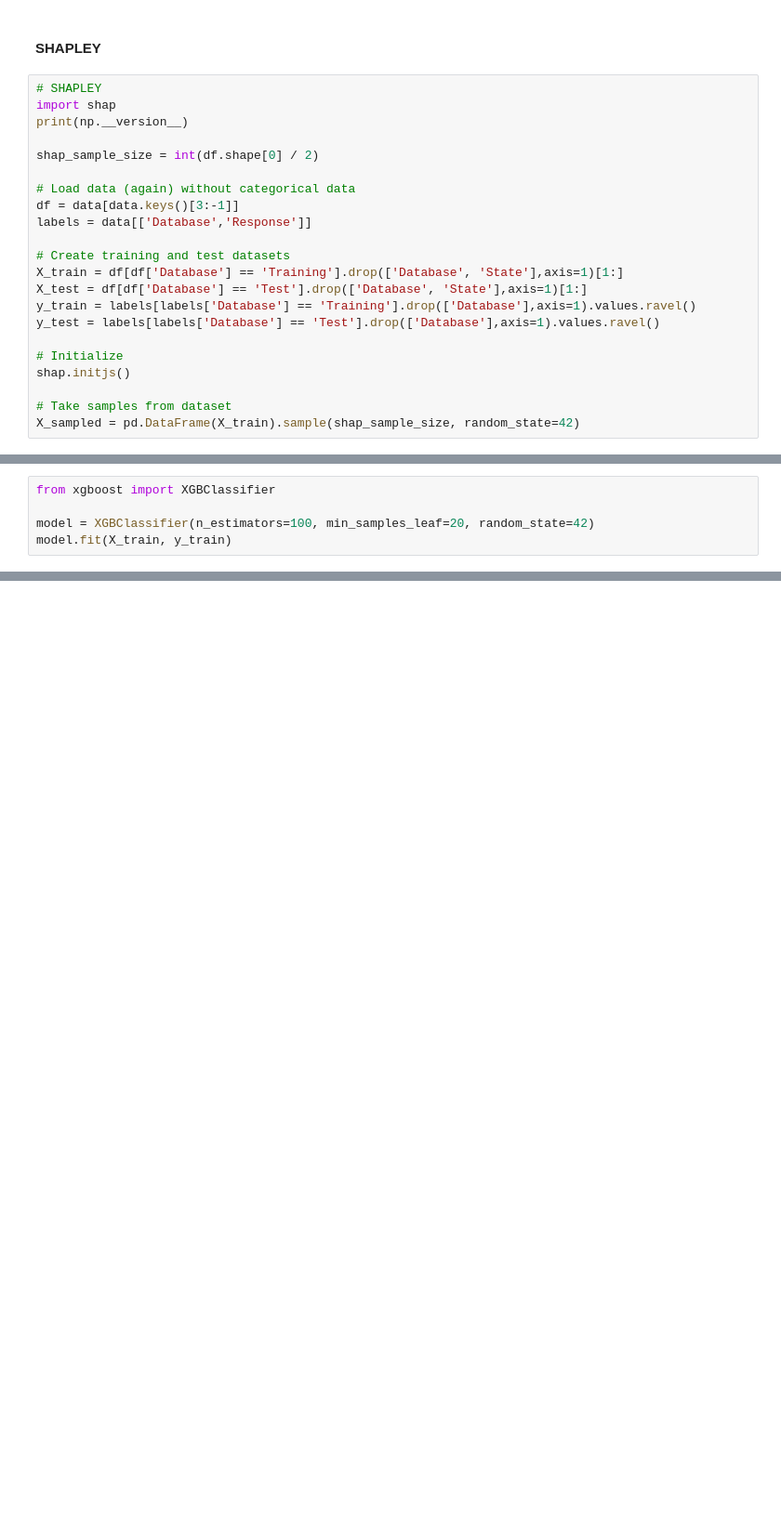
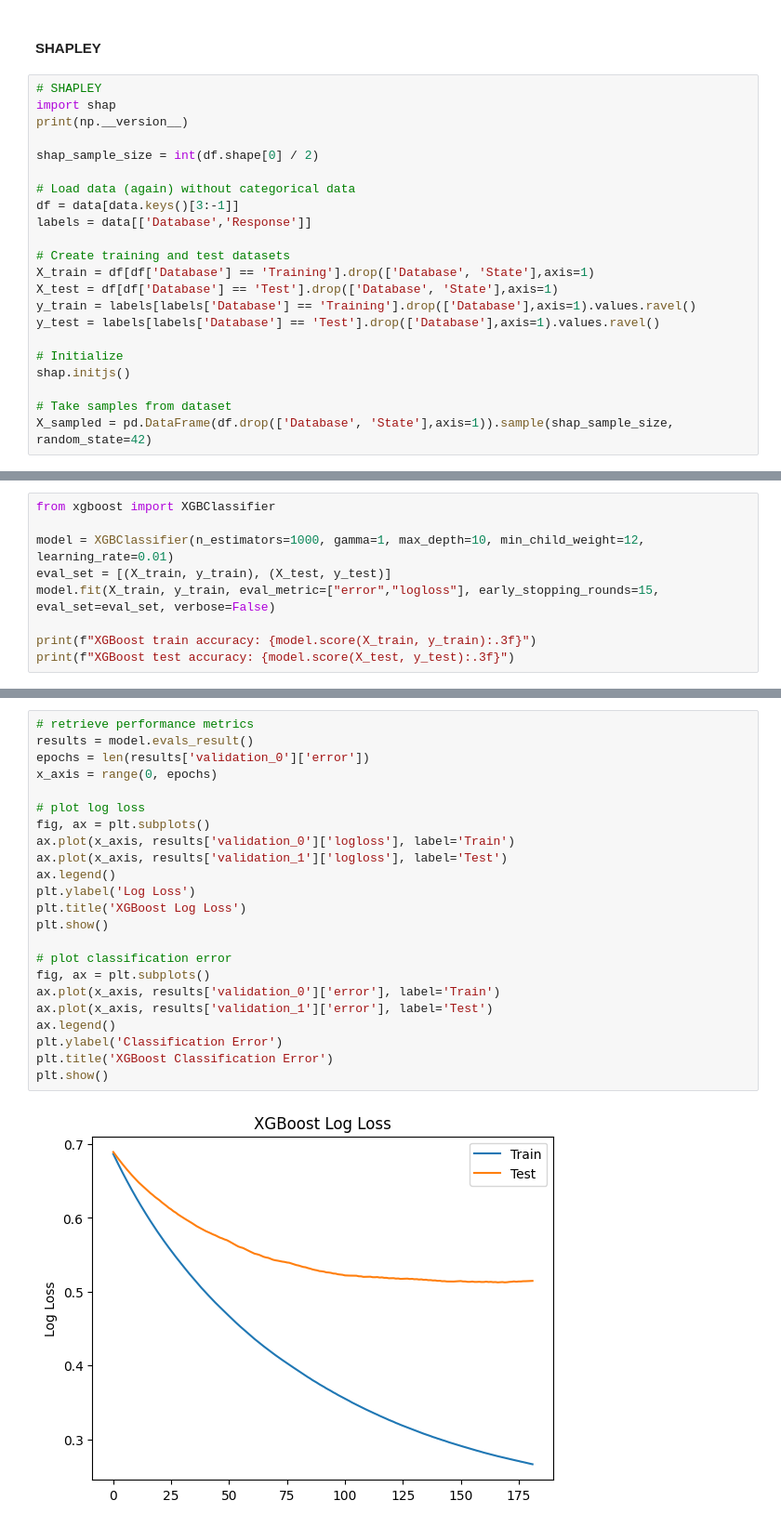
Before and after one commit to minhokim93/burnseverityML, a Jupyter notebook: debrisflow/prediction.ipynb, the cells around one changed output, grey strips where cells are left out. Shown at 93% size. Drawn from its saved outputs; the diff is of its cells as text; blank space fills up the shorter version.

```diff
--- a/debrisflow/prediction.ipynb
+++ b/debrisflow/prediction.ipynb
@@ -161,8 +162,8 @@ df = data[data.keys()[3:-1]]
 labels = data[['Database','Response']]
 
 # Create training and test datasets
-X_train = df[df['Database'] == 'Training'].drop(['Database', 'State'],axis=1)[1:]
-X_test = df[df['Database'] == 'Test'].drop(['Database', 'State'],axis=1)[1:]
+X_train = df[df['Database'] == 'Training'].drop(['Database', 'State'],axis=1)
+X_test = df[df['Database'] == 'Test'].drop(['Database', 'State'],axis=1)
 y_train = labels[labels['Database'] == 'Training'].drop(['Database'],axis=1).values.ravel()
 y_test = labels[labels['Database'] == 'Test'].drop(['Database'],axis=1).values.ravel()
 
@@ -170,5 +171,5 @@ y_test = labels[labels['Database'] == 'Test'].drop(['Database'],axis=1).values.r
 shap.initjs()
 
 # Take samples from dataset
-X_sampled = pd.DataFrame(X_train).sample(shap_sample_size, random_state=42)
+X_sampled = pd.DataFrame(df.drop(['Database', 'State'],axis=1)).sample(shap_sample_size, random_state=42)
 # %% [output]
@@ -177,6 +177 @@ Using `tqdm.autonotebook.tqdm` in notebook mode. Use `tqdm.tqdm` instead to forc
 [interactive output not drawn]
-# %%
-from xgboost import XGBClassifier
-
-model = XGBClassifier(n_estimators=100, min_samples_leaf=20, random_state=42)
-model.fit(X_train, y_train)
@@ -192,0 +182,9 @@ shap_values = explainer.shap_values(np.array(X_sampled))
+# %%
+from xgboost import XGBClassifier
+
+model = XGBClassifier(n_estimators=1000, gamma=1, max_depth=10, min_child_weight=12,  learning_rate=0.01)
+eval_set = [(X_train, y_train), (X_test, y_test)]
+model.fit(X_train, y_train, eval_metric=["error","logloss"], early_stopping_rounds=15, eval_set=eval_set, verbose=False)
+
+print(f"XGBoost train accuracy: {model.score(X_train, y_train):.3f}")
+print(f"XGBoost test accuracy: {model.score(X_test, y_test):.3f}")
@@ -192,0 +196,25 @@ shap_values = explainer.shap_values(np.array(X_sampled))
+# %%
+# retrieve performance metrics
+results = model.evals_result()
+epochs = len(results['validation_0']['error'])
+x_axis = range(0, epochs)
+
+# plot log loss
+fig, ax = plt.subplots()
+ax.plot(x_axis, results['validation_0']['logloss'], label='Train')
+ax.plot(x_axis, results['validation_1']['logloss'], label='Test')
+ax.legend()
+plt.ylabel('Log Loss')
+plt.title('XGBoost Log Loss')
+plt.show()
+
+# plot classification error
+fig, ax = plt.subplots()
+ax.plot(x_axis, results['validation_0']['error'], label='Train')
+ax.plot(x_axis, results['validation_1']['error'], label='Test')
+ax.legend()
+plt.ylabel('Classification Error')
+plt.title('XGBoost Classification Error')
+plt.show()
+# %% [output]
+[figure, added]
```
Also changed, not shown: parts of 13 cells of this notebook.
